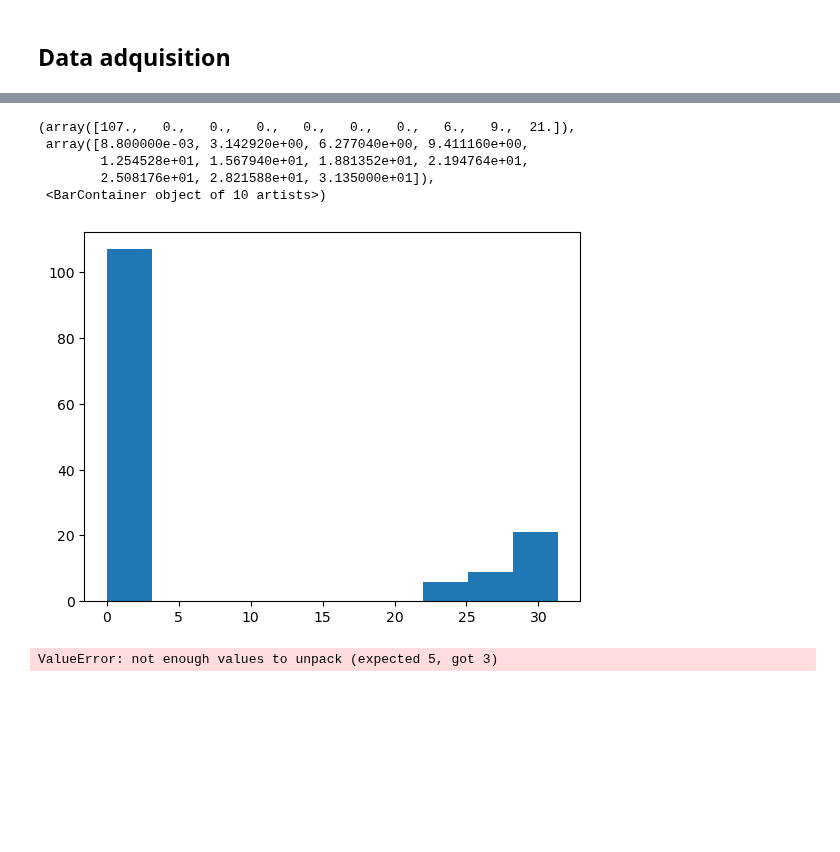
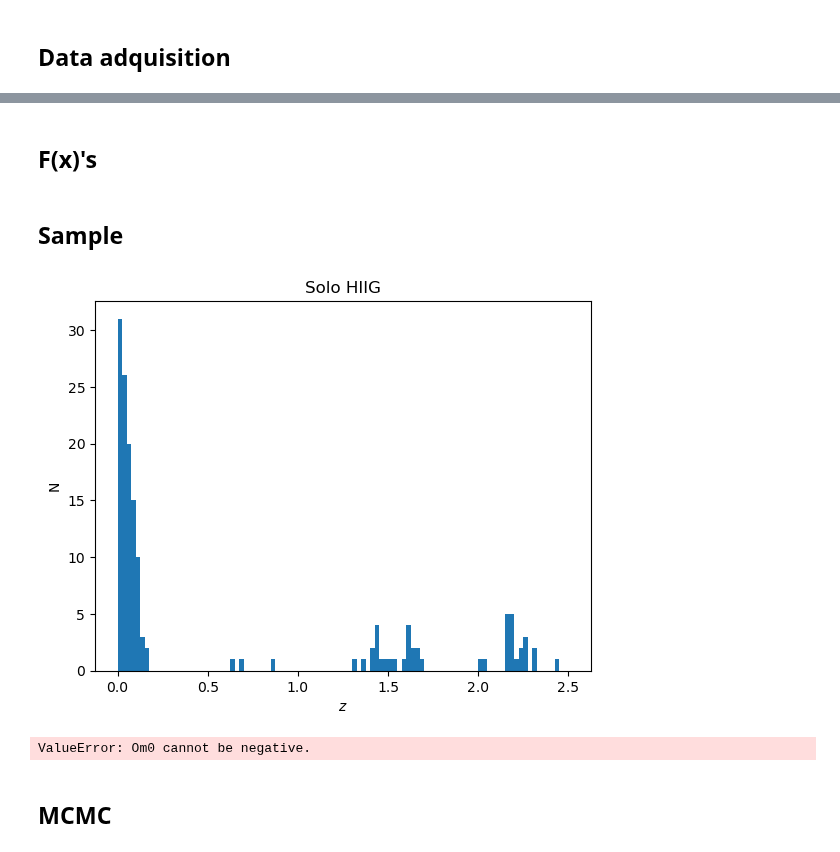
Before and after one commit to hol1m4n/HIIGalaxies, a Jupyter notebook: h0workshop/MCMC test.ipynb, the cells around one changed output, grey strips where cells are left out. Drawn from its saved outputs; the diff is of its cells as text; code cells hidden in the pictures; blank space fills up the shorter version.

Commit message:
MCMC F r

```diff
--- a/h0workshop/MCMC test.ipynb
+++ b/h0workshop/MCMC test.ipynb
@@ -39,13 +39,20 @@ dpath = mcd + '/dat/'
 vx, vxErr, vy, vyErr, vz, vzErr = h2gdat(dpath)
 # %%
 data = {'Id': np.arange(0,189,1),
-        r'L(H$\beta$)': vy,
-        r'Error L(H$\beta$)': vyErr,
+        r'F(H$\beta$)': vy,
+        r'Error F(H$\beta$)': vyErr,
         r'$\sigma$': vx,
         r'Error $\sigma$': vxErr,
         r'$z$': vz,
         r'Error $z$': vzErr}
 DF = pd.DataFrame(data)
 DF[r'We $z$'] = (DF[r'Error $z$'] / DF[r'$z$'] ) * 100
-DF
+
+#plt.hist(DF['$z$'], bins = 100)
+GEHR = DF[DF['$z$'] > 10]
+len(GEHR)
+HIIG = DF[DF['$z$'] < 10]
+#plt.hist(HIIG['$z$'], bins = 100)
+len(HIIG)
+#plt.bar(np.arange(1,154,1),HIIG[r'Error $z$'])
 # %% [output]
@@ -153,3 +82,5 @@ plt.errorbar( x = GEHR[r'$\sigma$'] ,
+# %% [markdown]
+## F(x)'s
 # %%
 def lnlike(theta, x, y, z, xerr, yerr, zerr):
     alpha, beta, h0, Om, w0 = theta
@@ -187,14 +118,15 @@ def lnprob(theta, x, y, z, xerr, yerr, zerr):
     if not np.isfinite(lp):
         return -np.inf
     return lp + lnlike(theta, x, y, z, xerr, yerr, zerr)[0]
+# %% [markdown]
+## Sample
 # %%
-sample = DF[((DF['$z$'] >= 0.0) & (DF['$z$'] <= 0.5)) | (DF['$z$'] > 10)]
-plt.hist(sample['$z$'], bins = 10)
+sample = DF[((DF['$z$'] >= 0.0) & (DF['$z$'] <= 0.5)) | (DF['$z$'] > 10)] # Redshift para HIIG menor a 0.5
+plt.hist(DF['$z$'], bins = 100, range = [0,2.5])
+plt.title('Solo HIIG')
+plt.xlabel(r'$z$')
+plt.ylabel(r'N')
+plt.show()
 # %% [output]
-(array([107.,   0.,   0.,   0.,   0.,   0.,   0.,   6.,   9.,  21.]),
- array([8.800000e-03, 3.142920e+00, 6.277040e+00, 9.411160e+00,
-        1.254528e+01, 1.567940e+01, 1.881352e+01, 2.194764e+01,
-        2.508176e+01, 2.821588e+01, 3.135000e+01]),
- <BarContainer object of 10 artists>)
-[figure, old version]
+[figure, new version]
 # %%
@@ -209,19 +141,23 @@ iw0 = -1.0
 # %%
 # Maximum Likelihood
 nll = lambda *args: -lnlike(*args)[0]
-result = op.minimize(nll, [ialpha, ibeta, ih0],
+result = op.minimize(nll, [ialpha, ibeta, ih0,iOm,iw0],
                     args=(new_sample[r'$\sigma$'],
-                        new_sample[r'L(H$\beta$)'],
+                        new_sample[r'F(H$\beta$)'],
                         new_sample[r'$z$'],
                         new_sample[r'Error $\sigma$'],
-                        new_sample[r'Error L(H$\beta$)'],
+                        new_sample[r'Error F(H$\beta$)'],
                         new_sample[r'Error $z$']))
-alpha_ml, beta_ml, h0_ml = result["x"]
+alpha_ml, beta_ml, h0_ml, iOm_ml, iw0_ml = result["x"]
 
 print('max llq')
 print(alpha_ml)
 print(beta_ml)
 print(h0_ml)
+print(iOm_ml)
+print(iw0_ml)
 # %% [output]
-ValueError: not enough values to unpack (expected 5, got 3)
+ValueError: Om0 cannot be negative.
+# %% [markdown]
+## MCMC
 # %%
```
Also changed, not shown: parts of 14 cells of this notebook, 1 other file.
